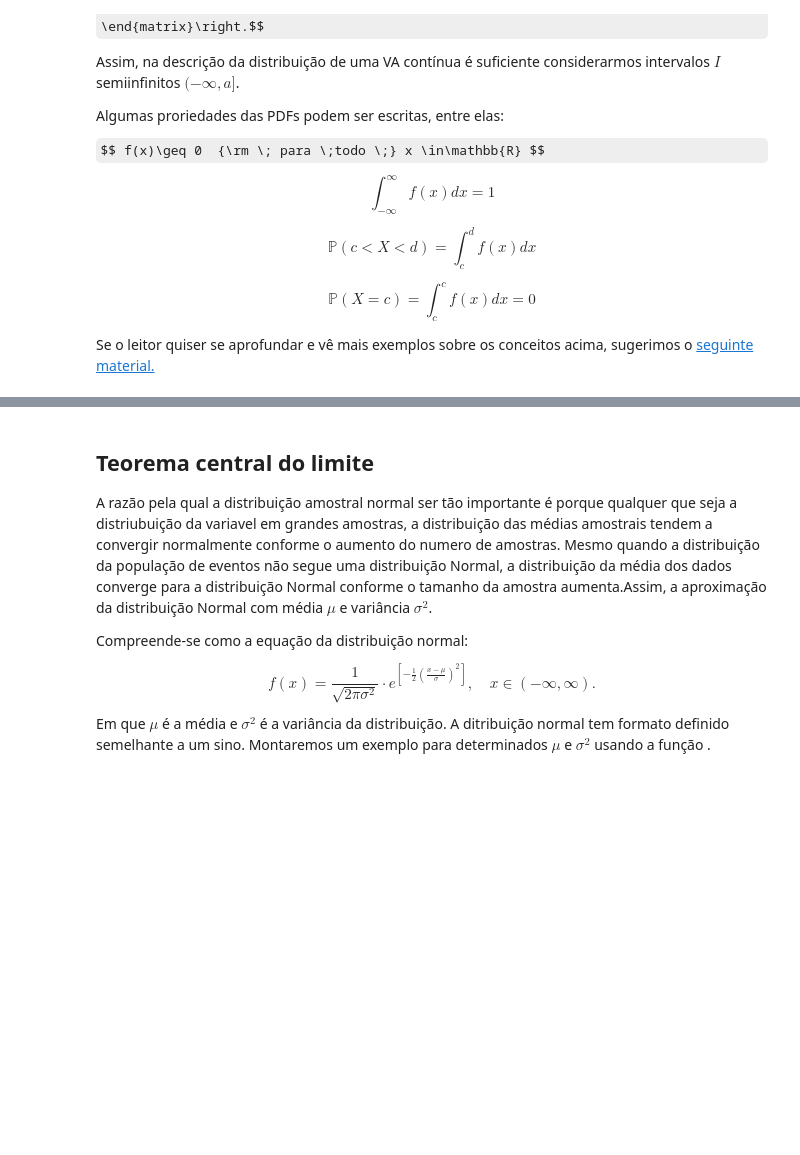
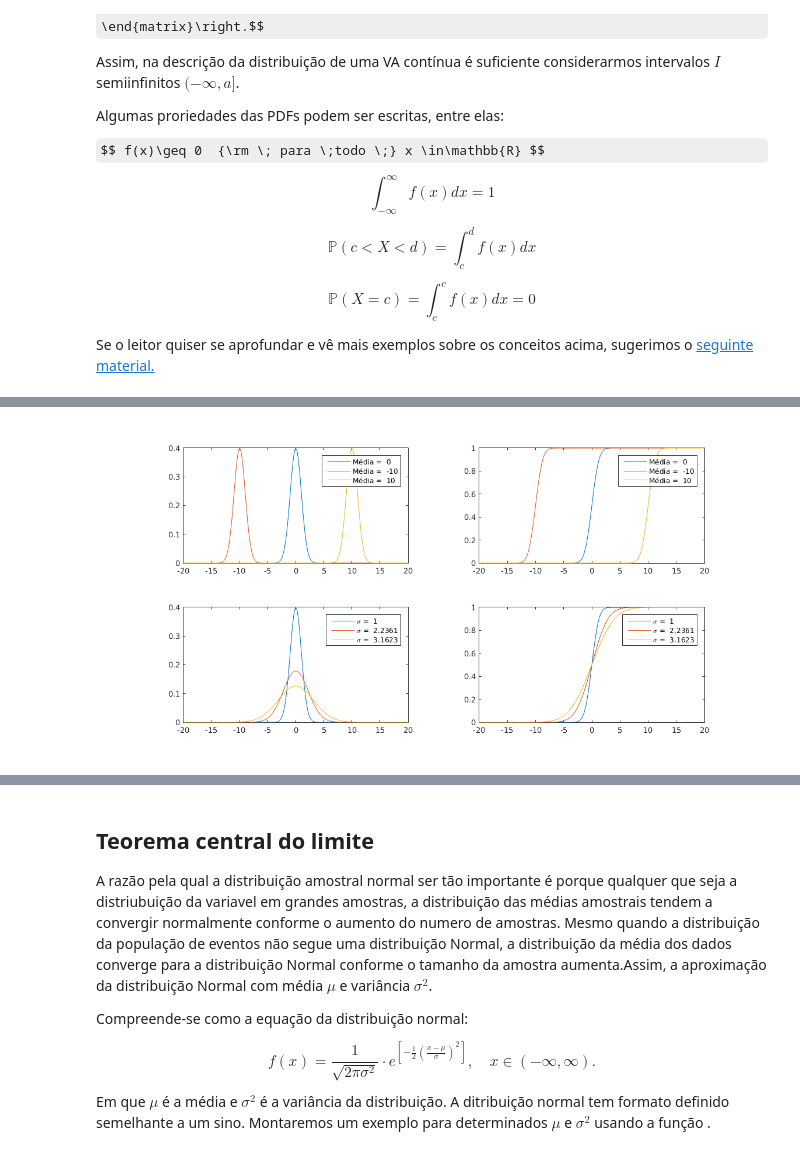
Before and after one commit to josemcast/DCO2004_LabPSC, a Jupyter notebook: h07.ipynb, the cells around one changed output, grey strips where cells are left out. Drawn from its saved outputs; the diff is of its cells as text; code cells hidden in the pictures; some formulas as TeX source; blank space fills up the shorter version.

```diff
--- a/h07.ipynb
+++ b/h07.ipynb
@@ -237,10 +250,0 @@ Neste método, chamamos de parâmetro o valor de $\pi$ real e estimador o valor
-# %%
-% CDF.m
-clc;clear all; close all;
-%% Parâmetros
-mu=200;                                                 % Média
-sigma =20;                                              % Desvio padrâo
-T=0.001;                                                % Taxa de amostragem
-x=120:T:280;                                            % Eixo x
-DistNorm=normpdf(x,mu,sigma);                           % Distribuição normal
-cdfplot(DistNorm);                                      % Plot da CDF
@@ -248,0 +257,51 @@ cdfplot(DistNorm);                                      % Plot da CDF
+# %%
+clc; clear all;close all;
+%% Parâmetros da distribuição
+vtMu = [0 -10 10];              % Valores de média da Gaussiana
+vtVar = [1 5 10];               % Valores de variância da Gaussiana
+x = -20:0.1:20;
+sigma = sqrt(vtVar(1));
+% Variando a média e plotando os gráficos
+fig = figure;
+chLegend = [];
+for ik=vtMu
+    mu = ik;
+    vtPDF=normpdf(x,mu,sigma);  % Função que retorna a PDF Gaussiana
+    vtCDF=normcdf(x,mu,sigma);  % Função que retorna a CDF Gaussiana
+    subplot(2,2,1);
+    plot(x,vtPDF);
+    hold all;
+    subplot(2,2,2);
+    plot(x,vtCDF);
+    hold all;
+    %
+    chLegend = [chLegend; {['Média =  ' num2str(mu )]}];
+end
+subplot(2,2,1);
+legend(chLegend);
+subplot(2,2,2);
+legend(chLegend);
+% Variando a variância e plotando gráficos
+mu = vtMu(1);
+chLegend = [];
+for ik=vtVar
+    sigma = sqrt(ik);
+    vtPDF=normpdf(x,mu,sigma);
+    vtCDF=normcdf(x,mu,sigma);
+    subplot(2,2,3);
+    plot(x,vtPDF);
+    hold all;
+    subplot(2,2,4);
+    plot(x,vtCDF);
+    hold all;
+    %
+    chLegend = [chLegend; {['\sigma =  ' num2str(sigma)]}];
+end
+subplot(2,2,3);
+legend(chLegend);
+subplot(2,2,4);
+legend(chLegend);
+fig.PaperUnits = 'inches';
+fig.PaperPosition = [0 0 12 6];
+# %% [output]
+[figure, added]
```
Also changed, not shown: parts of 20 cells of this notebook, 1 other file.
